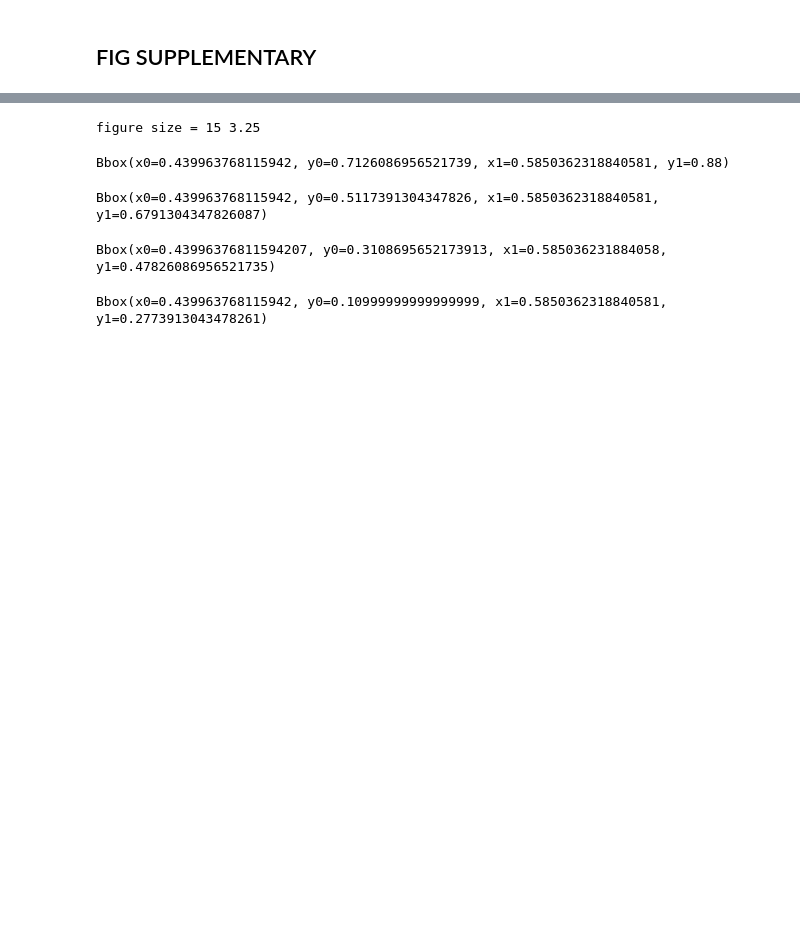
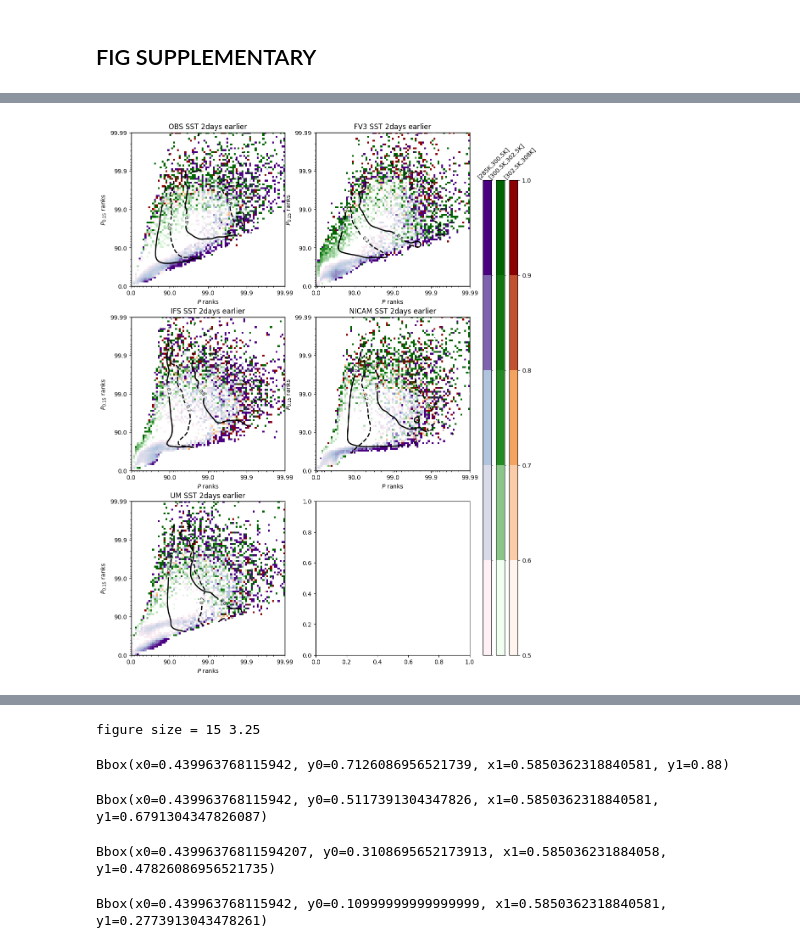
Before and after one commit to 19carenso/tempest, a Jupyter notebook: article/fig_5.ipynb, the cells around one changed output, grey strips where cells are left out. Cells and saved outputs as stored; diff of their text form; code cells hidden in the pictures; blank space fills up the shorter version.

```diff
--- a/article/fig_5.ipynb
+++ b/article/fig_5.ipynb
@@ -397,12 +317,0 @@ def plot_var_boundaries_on_jdist(self, var_id, func, boundaries, mask, stipple_t
-# %%
-# Fig final
-fig, axs = plt.subplots(2, 2,  figsize = (16.65, 16))
-bar = True #weird bar fix
-for i, jd, ax in zip(range(len(jds)), jds,axs.flatten()):
-    var_id = "sst_lag2"
-    func  = "mean"
-    var_cond_list = [285, 300.5, 302.5, 308] # var_cond_list = [285, 296, 301, 308]
-    stipple_threshold = 0.2
-    plot_var_boundaries_on_jdist(jd, var_id = var_id, func = func, boundaries = var_cond_list, mask = ocean, stipple_threshold=stipple_threshold, fig =fig, ax = ax, bar_bool = bar)
-    bar = False
-plt.tight_layout()
@@ -413,5 +318,64 @@ plt.tight_layout()
-# %%
-i=-1
-sst = grs[i].get_var_id_ds("sst")
-sst2 =  grs[i].get_var_id_ds("sst_lag2")
-sst1 =  grs[i].get_var_id_ds("sst_lag1")
+# %%
+fig, axs = plt.subplots(3, 2, figsize=(10.3, 16))
+bar = True  # weird bar fix
+
+current_directory = os.getcwd()
+
+overwrite = True
+
+for i, jd, ax in zip(range(len(jds)), jds, axs.flatten()):
+    if i == len(jds):  # Assuming you want to leave the last subplot blank
+        ax.set_visible(False)
+        continue
+    var_id = "sst_lag2"
+    func = "mean"
+    var_cond_list = [285, 300.5, 302.5, 308]  # var_cond_list = [285, 296, 301, 308]
+    stipple_threshold = 0.2
+
+    jd_directory = os.path.join(current_directory, "output", jd.name)
+    check_and_create_directory(jd_directory)
+
+    data_file_path = os.path.join(jd_directory, f"{var_id}_{func}_data_layers.pkl")
+    density_vdcs_file_path = os.path.join(jd_directory, "vdcs_density.pkl")
+    density_mcs_file_path = os.path.join(jd_directory, "mcs_density.pkl")
+
+    if not overwrite and os.path.exists(data_file_path):
+        data = load_data(data_file_path)
+        fig, ax, ax_show, data = plot_var_boundaries_on_jdist(
+            jd, var_id=var_id, func=func, boundaries=var_cond_list, mask=ocean,
+            stipple_threshold=stipple_threshold, fig=fig, ax=ax, bar_bool=bar, data=data
+        )
+    else:
+        fig, ax, ax_show, data = plot_var_boundaries_on_jdist(
+            jd, var_id=var_id, func=func, boundaries=var_cond_list, mask=ocean,
+            stipple_threshold=stipple_threshold, fig=fig, ax=ax, bar_bool=bar
+        )
+        save_data(data_file_path, data)
+
+    if not overwrite and os.path.exists(density_vdcs_file_path):
+        density_vdcs = load_data(density_vdcs_file_path)
+    else:
+        density_vdcs = jd.get_var_id_density_over_jdist(
+            var_id="vdcs_cond_prec_15", func='intersection_over_half_intersection',
+            mask=np.repeat(np.logical_or(~ocean, ocean), 30, axis=2)
+        )
+        save_data(density_vdcs_file_path, density_vdcs)
+
+    plot_smoothed_density_contours(density_vdcs, levels=[0.2, 0.8], fig=fig, ax=ax_show)
+
+    if not overwrite and os.path.exists(density_mcs_file_path):
+        density_mcs = load_data(density_mcs_file_path)
+    else:
+        density_mcs = jd.get_var_id_density_over_jdist(
+            var_id="mcs_cond_prec_15", func='intersection_over_half_intersection',
+            mask=np.repeat(np.logical_or(~ocean, ocean), 30, axis=2)
+        )
+        save_data(density_mcs_file_path, density_mcs)
+
+    plot_smoothed_density_contours(density_mcs, levels=[0.2, 0.8], linestyle="--", fig=fig, ax=ax_show)
+    bar = False
+
+# plt.tight_layout()
+plt.show()
+# %% [output]
+[figure, added]
```
Also changed, not shown: parts of 20 cells of this notebook, 30 other files.
